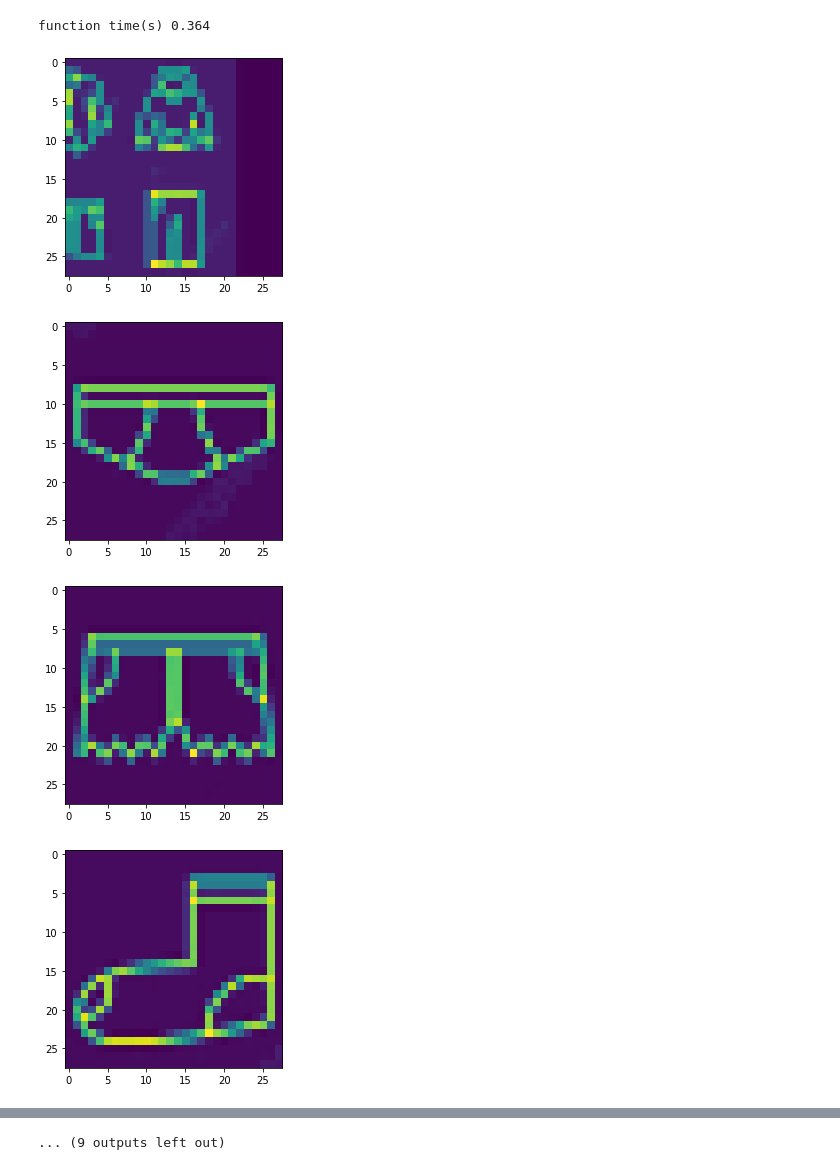
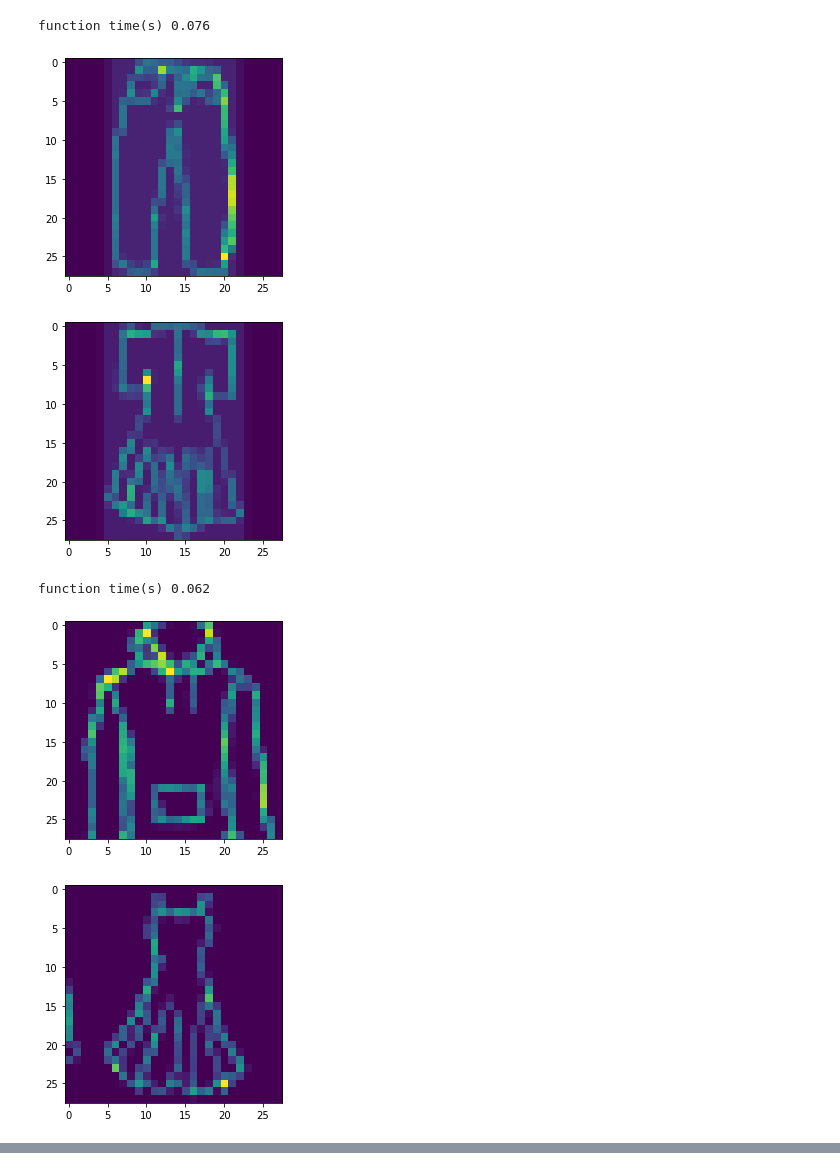
Before and after one commit to GalaxyOverMe/SAI-, a Jupyter notebook: localize_test.ipynb, the cells around one changed output, grey strips where cells are left out. Saved outputs shown, nothing was run; the diff lists cells and outputs as text; code cells hidden in the pictures.

Commit message:
localize_test update

```diff
--- a/localize_test.ipynb
+++ b/localize_test.ipynb
@@ -5,9 +5,9 @@ import cv2
 import matplotlib.pyplot as plt
 # %%
 # test img 1 cluster 방식
-path = os.path.join(os.getcwd(), 'img/test_img_1.png')
+path = os.path.join(os.getcwd(), 'img/SAI_test1.png')
 st = time.time()
-imgs = Img_localize(path, 4)
+imgs = Img_localize(path, 2)
 print("function time(s) {0:.3f}".format(time.time()-st))
 for img in imgs:
     plt.imshow(img)
@@ -21,15 +19,26 @@ function time(s) 0.051
+# %%
+# test img 1 absorption 방식
+path = os.path.join(os.getcwd(), 'img/SAI_test1.png')
+st = time.time()
+imgs = Img_localize(path, 2, "absorption")
+print("function time(s) {0:.3f}".format(time.time()-st))
+for img in imgs:
+    plt.imshow(img)
+    plt.show()
+# %% [output]
+function time(s) 0.076
+[figure, added]
+[figure, added]
 # %%
 # test img 2 claster 방식
-path = os.path.join(os.getcwd(), 'img/test_img_2.png')
+path = os.path.join(os.getcwd(), 'img/SAI_test2.png')
 st = time.time()
-imgs = Img_localize(path, 20, "cluster")
+imgs = Img_localize(path, 2, "cluster")
 print("function time(s) {0:.3f}".format(time.time()-st))
 for img in imgs:
     plt.imshow(img)
     plt.show()
 # %% [output]
-function time(s) 0.364
+function time(s) 0.062
-[figure, old version]
+[figure, new version]
-[figure, old version]
+[figure, new version]
-[figure, removed]
-[figure, removed]
@@ -43,3 +45,2 @@ function time(s) 0.364
-... (9 outputs left out)
 # %%
 # test img 2 absorption 방식
```
Also changed, not shown: parts of 3 cells of this notebook.
